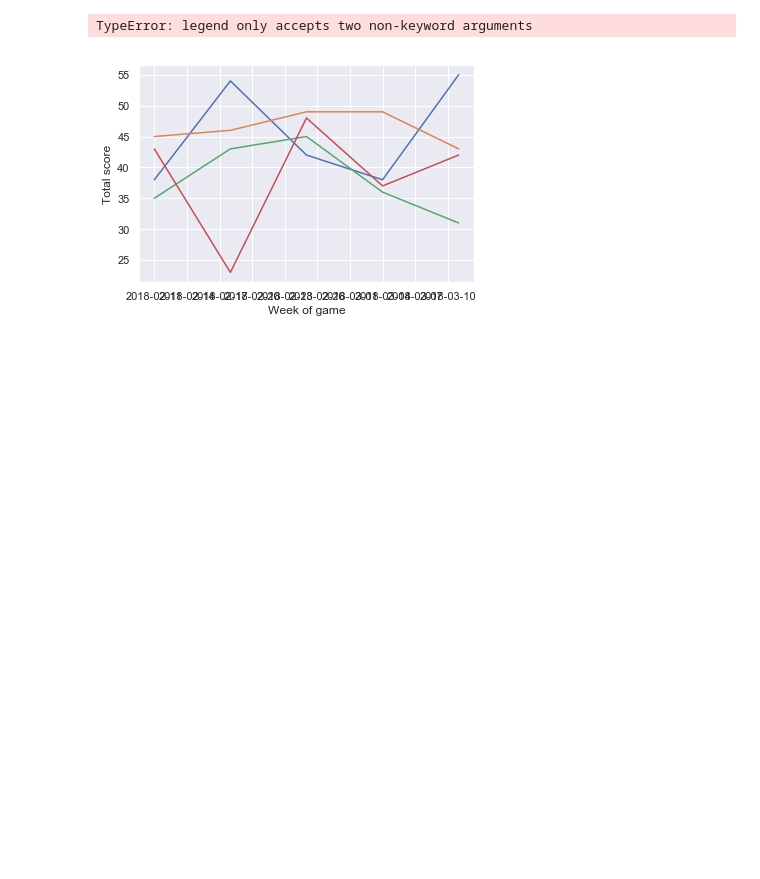
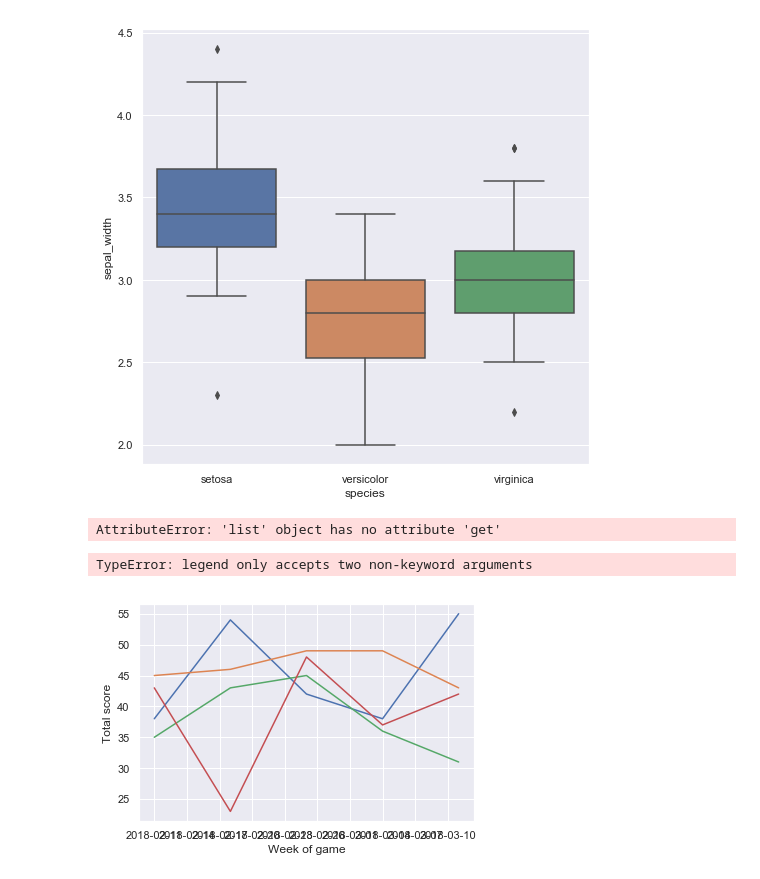
Before and after one commit to mikequaid/Proj-Funda, a Jupyter notebook: boxplot.ipynb, the cells around one changed output. Saved outputs shown, nothing was run; the diff lists cells and outputs as text; code cells hidden in the pictures; blank space fills up the shorter version.

```diff
--- a/boxplot.ipynb
+++ b/boxplot.ipynb
@@ -114,3 +121,26 @@ df.head(5)
+# %%
+# Display the species (setosa, virginica and versicolor) that make up one of the features of the flowers
+# Looking at the first boxplot above the most intriguing would be sepal_width due to outliers and the short shape of the box
+
+plt.figure(figsize=(8,8))
+sns.boxplot( x=df["species"], y=df["sepal_width"], data=df )
+plt.show()
+# %% [output]
+[figure, added]
+# %%
+
+# Load iris data
+iris = sns.load_dataset("iris")
+
+# Construct iris plot
+sns.swarmplot(x="species", y="petal_length", data=iris)
+
+# Show plot
+plt.show()
+>>> iris = sns.load_dataset("iris")
+>>> ax = sns.boxplot(data=iris, orient="h", palette="Set2")
+# %% [output]
+AttributeError: 'list' object has no attribute 'get'
 # %%
 # df.hist(data) #df.hist(column=['D1A'])
 # import matplotlib.pyplot as plt
```
Also changed, not shown: parts of 23 cells of this notebook.
